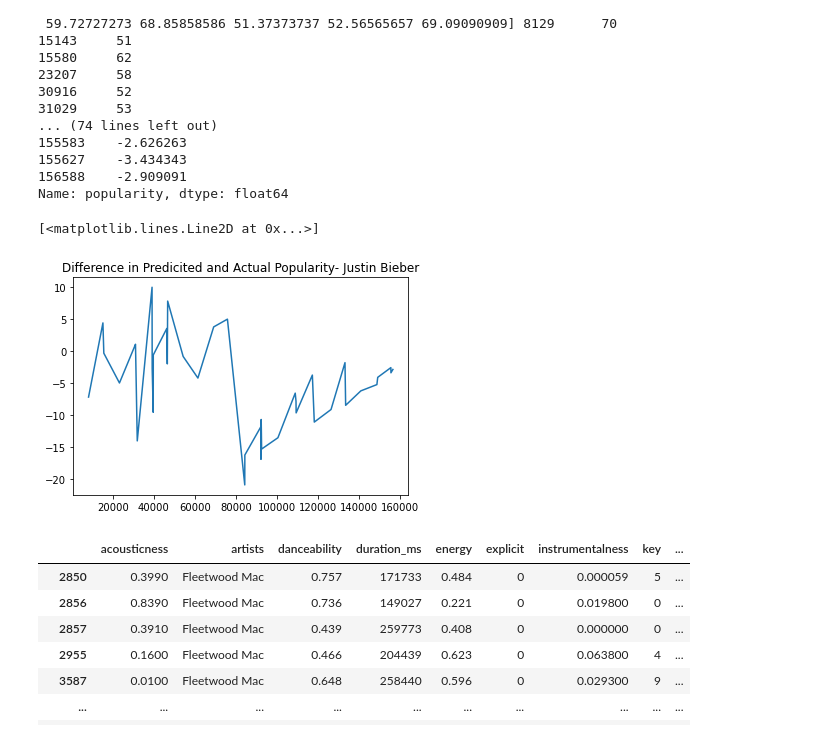
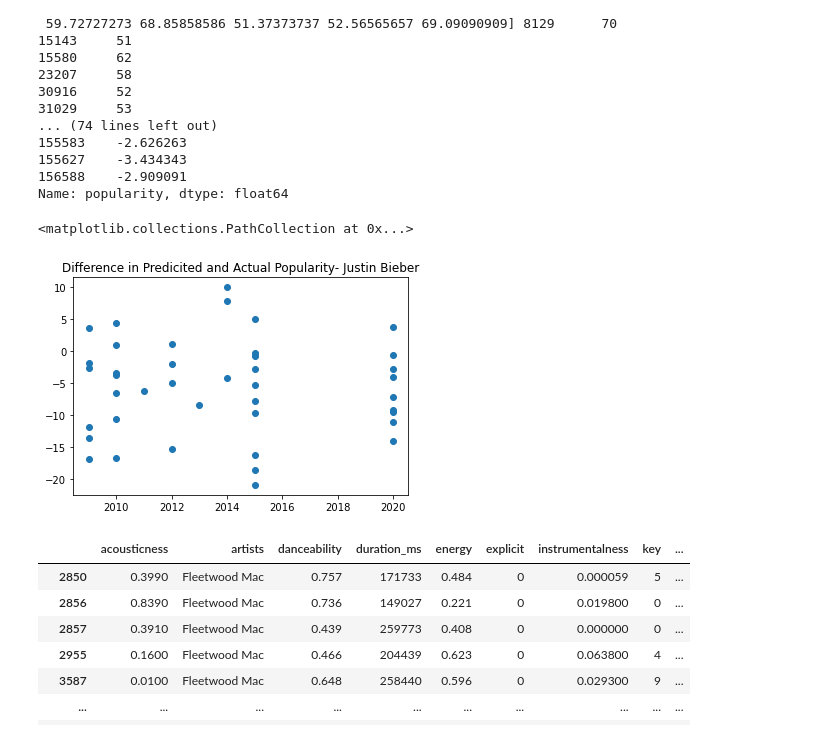
Before and after one commit to AMersman/Spotify, a Jupyter notebook: Notebooks/SpotifyModeling.ipynb, the cells around one changed output. Drawn from its saved outputs; the diff is of its cells as text; code cells hidden in the pictures.

```diff
--- a/Notebooks/SpotifyModeling.ipynb
+++ b/Notebooks/SpotifyModeling.ipynb
@@ -121,10 +145,10 @@ Name: popularity, dtype: float64
 # %%
 
 plt.title('Difference in Predicited and Actual Popularity- Justin Bieber')
-plt.plot(b_pred-y_b)
+plt.scatter(X_b['year'], b_pred-y_b)
 # %% [output]
-[<matplotlib.lines.Line2D at 0x...>]
+<matplotlib.collections.PathCollection at 0x...>
-[figure, old version]
+[figure, new version]
 # %%
 fm = df[df['artists']=='Fleetwood Mac']
 fm
```
Also changed, not shown: parts of 5 cells of this notebook, 3 other files.
